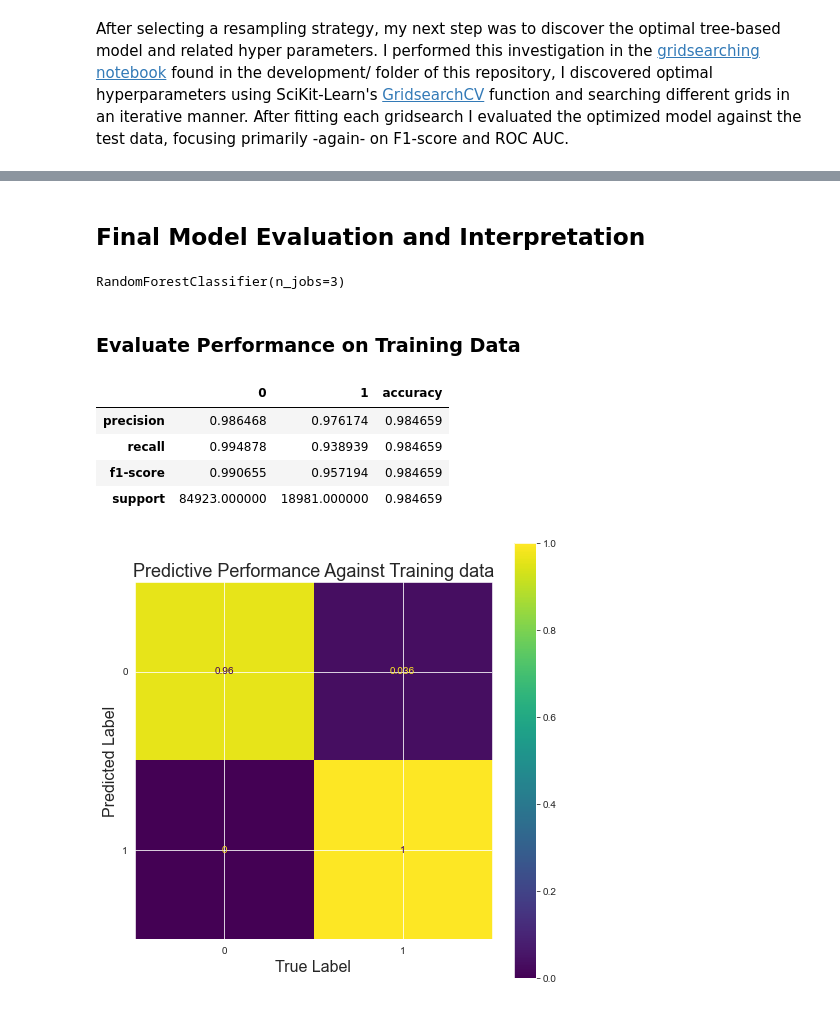
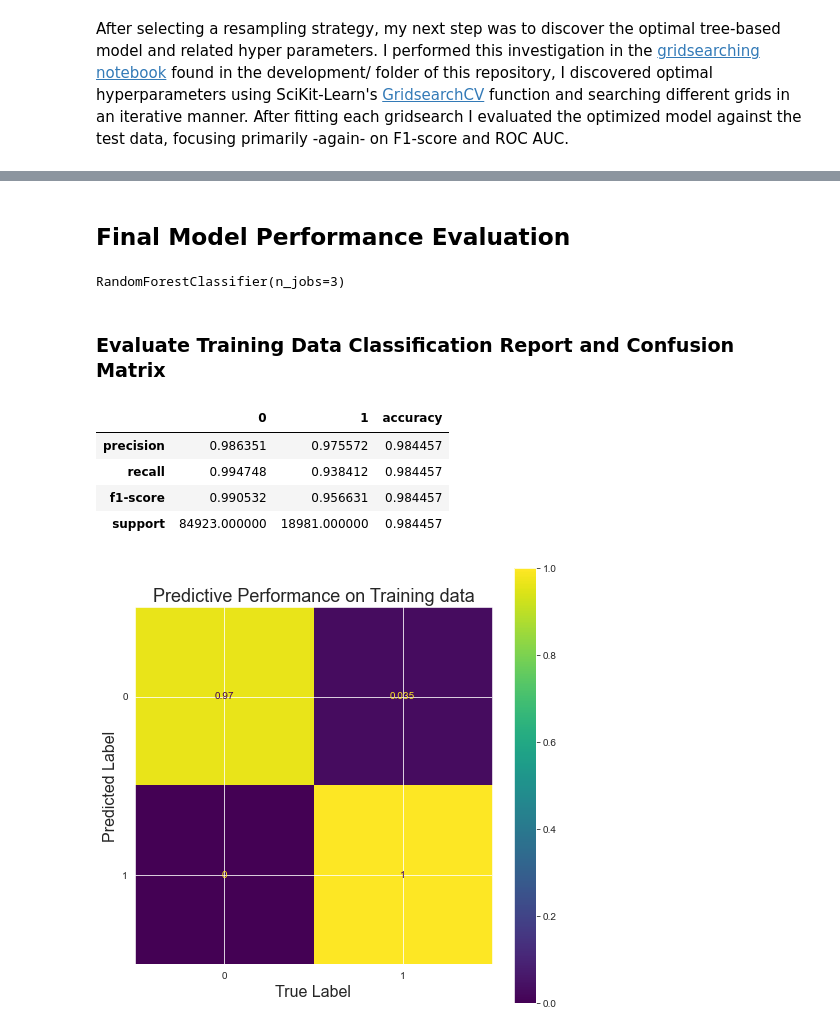
Before and after one commit to Zeth-Abney/Flatiron-school, a Jupyter notebook: phase-3/PROJECT/student.ipynb, the cells around one changed output, grey strips where cells are left out. Cells and saved outputs as stored; diff of their text form; code cells hidden in the pictures.

```diff
--- a/phase-3/PROJECT/student.ipynb
+++ b/phase-3/PROJECT/student.ipynb
@@ -294,7 +294,7 @@ The curve of the ROC AUC scores was quite acute, which made me suspicous of over
 As a final attempt at validating that the Random Forest, with its default hyperparameter values, is in fact the highest performing model, I plotted the rate of correct and incorrect predictions by each model. The following visualization essentially shows how each model's confusion matrix compares to the others. Even here the basline Random Forest is the obvious best performer. Again, the following visualization represents each model's performance on the test data.
 ![Prediction Performance](./images/tree_based_TF_rates.png)
 # %% [markdown]
-## Final Model Evaluation and Interpretation
+## Final Model Performance Evaluation
 # %%
 # import dependencies
 from sklearn.ensemble import RandomForestClassifier
@@ -307,28 +307,26 @@ RFC.fit(X_resample,y_resample)
 # %% [output]
 RandomForestClassifier(n_jobs=3)
 # %% [markdown]
-### Evaluate Performance on Training Data
+### Evaluate Training Data Classification Report and Confusion Matrix
 # %%
 # evalute on training predictions
 train_pred = cross_val_predict(RFC,X_train,y_train,n_jobs=3)
 rfc_train_report = classification_report(y_train,train_pred,output_dict='true')
-rfc_report = pd.DataFrame(rfc_train_report).iloc[:,0:3]
-rfc_report
+rfc_train_report = pd.DataFrame(rfc_train_report).iloc[:,0:3]
+rfc_train_report
 # %% [output]
 |  | 0 | 1 | accuracy |
-| precision | 0.986468 | 0.976174 | 0.984659 |
-| recall | 0.994878 | 0.938939 | 0.984659 |
-| f1-score | 0.990655 | 0.957194 | 0.984659 |
-| support | 84923.000000 | 18981.000000 | 0.984659 |
+| precision | 0.986351 | 0.975572 | 0.984457 |
+| recall | 0.994748 | 0.938412 | 0.984457 |
+| f1-score | 0.990532 | 0.956631 | 0.984457 |
+| support | 84923.000000 | 18981.000000 | 0.984457 |
 # %%
-
-
 fig, ax = plt.subplots(figsize=(8,8))
 plot_confusion_matrix(RFC,X_train,y_train,normalize='true',ax=ax)
-ax.set_title("Predictive Performance Against Training data",fontsize=18)
+ax.set_title("Predictive Performance on Training data",fontsize=18)
 ax.set_xlabel('True Label',fontsize=16)
 ax.set_ylabel('Predicted Label',fontsize=16)
 
 plt.show()
 # %% [output]
-[figure, old version]
+[figure, new version]
```
Also changed, not shown: parts of 29 cells of this notebook, 2 other files.
